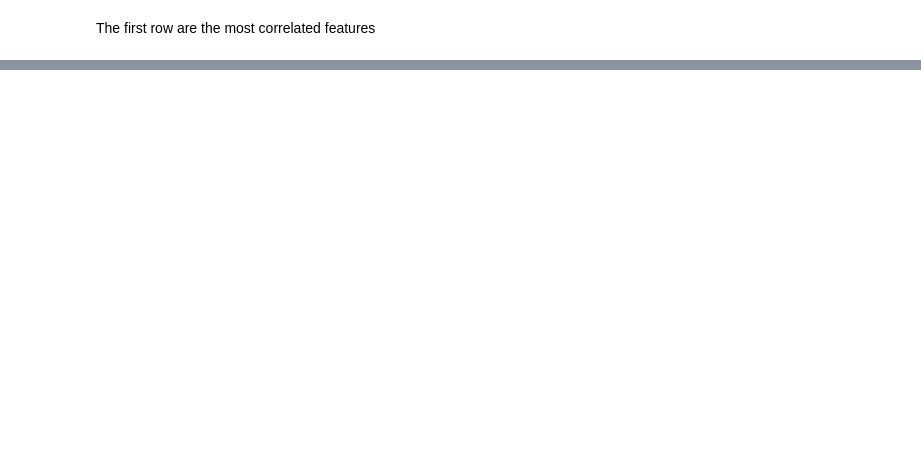
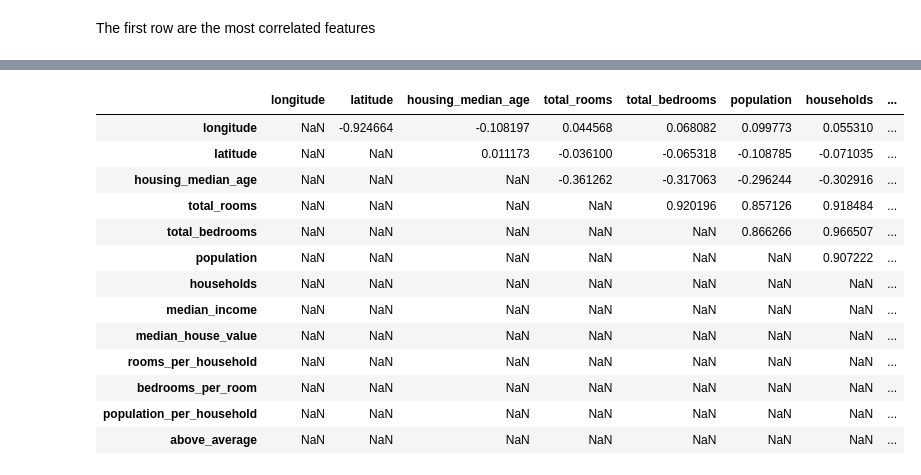
Before and after one commit to EdidiongEsu/mlzoomcamp_learning, a Jupyter notebook: HOMEWORKS/Homework_3/Homework_3.ipynb, the cells around one changed output, grey strips where cells are left out. Saved outputs shown, nothing was run; the diff lists cells and outputs as text; code cells hidden in the pictures; blank space fills up the shorter version.

```diff
--- a/HOMEWORKS/Homework_3/Homework_3.ipynb
+++ b/HOMEWORKS/Homework_3/Homework_3.ipynb
@@ -256,0 +356,17 @@ The first row are the most correlated features
+# %%
+upper_corr_matrix
+# %% [output]
+|  | longitude | latitude | housing_median_age | total_rooms | total_bedrooms | population | households | ... |
+| longitude | NaN | -0.924664 | -0.108197 | 0.044568 | 0.068082 | 0.099773 | 0.055310 | ... |
+| latitude | NaN | NaN | 0.011173 | -0.036100 | -0.065318 | -0.108785 | -0.071035 | ... |
+| housing_median_age | NaN | NaN | NaN | -0.361262 | -0.317063 | -0.296244 | -0.302916 | ... |
+| total_rooms | NaN | NaN | NaN | NaN | 0.920196 | 0.857126 | 0.918484 | ... |
+| total_bedrooms | NaN | NaN | NaN | NaN | NaN | 0.866266 | 0.966507 | ... |
+| population | NaN | NaN | NaN | NaN | NaN | NaN | 0.907222 | ... |
+| households | NaN | NaN | NaN | NaN | NaN | NaN | NaN | ... |
+| median_income | NaN | NaN | NaN | NaN | NaN | NaN | NaN | ... |
+| median_house_value | NaN | NaN | NaN | NaN | NaN | NaN | NaN | ... |
+| rooms_per_household | NaN | NaN | NaN | NaN | NaN | NaN | NaN | ... |
+| bedrooms_per_room | NaN | NaN | NaN | NaN | NaN | NaN | NaN | ... |
+| population_per_household | NaN | NaN | NaN | NaN | NaN | NaN | NaN | ... |
+| above_average | NaN | NaN | NaN | NaN | NaN | NaN | NaN | ... |
```
Also changed, not shown: parts of 50 cells of this notebook, 2 other files.
